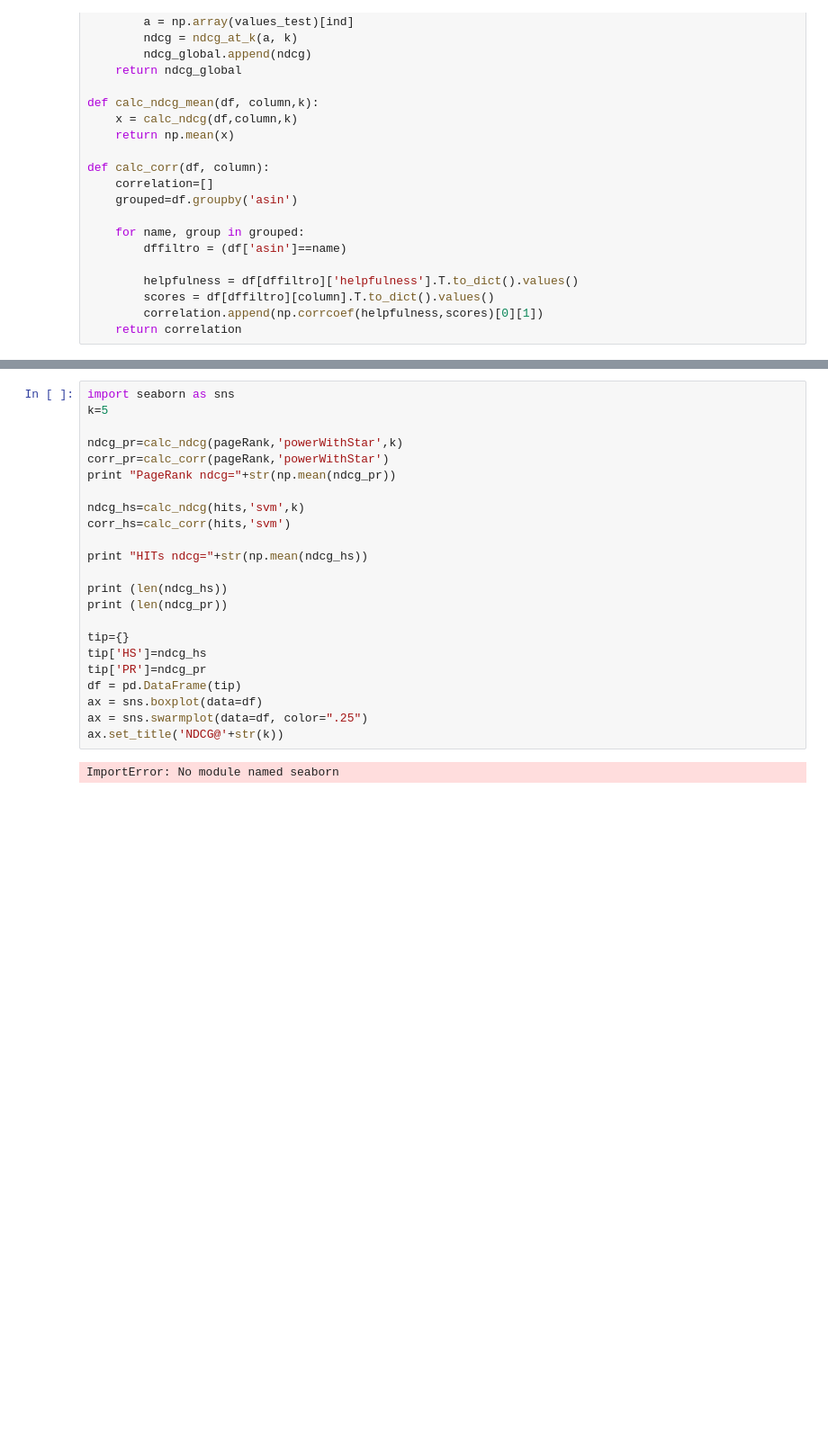
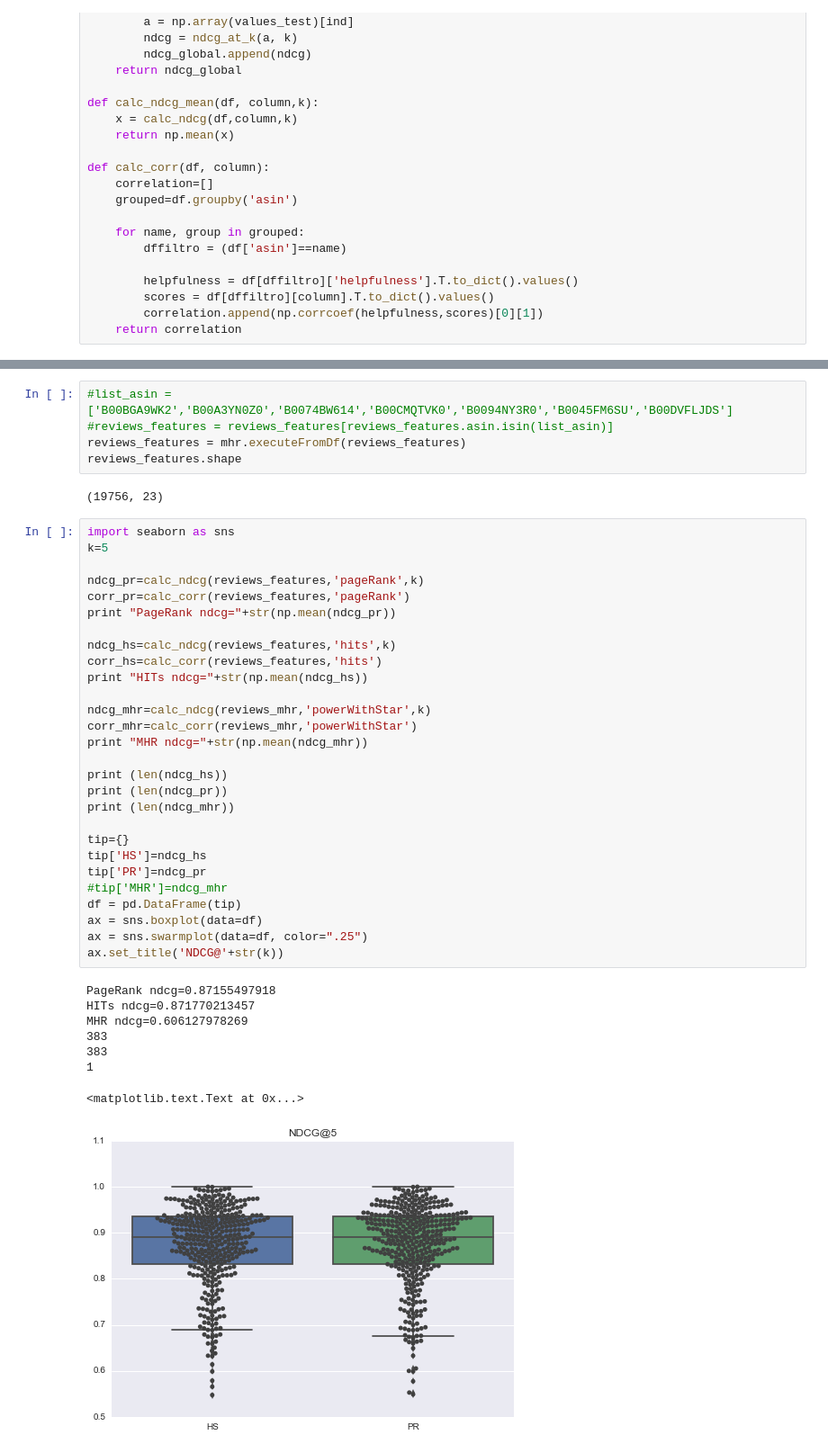
Before and after one commit to vwoloszyn/MRR, a Jupyter notebook: PR_HS_LEN_Assessment.ipynb, the cells around one changed output, grey strips where cells are left out. Shown at 90% size. Cells and saved outputs as stored; diff of their text form; blank space fills up the shorter version.

```diff
--- a/PR_HS_LEN_Assessment.ipynb
+++ b/PR_HS_LEN_Assessment.ipynb
@@ -153,25 +161,44 @@ helpfulness = reviews_features["helpfulness"].values
+# %%
+#list_asin = ['B00BGA9WK2','B00A3YN0Z0','B0074BW614','B00CMQTVK0','B0094NY3R0','B0045FM6SU','B00DVFLJDS']
+#reviews_features = reviews_features[reviews_features.asin.isin(list_asin)]
+reviews_features = mhr.executeFromDf(reviews_features)
+reviews_features.shape
+# %% [output]
+(19756, 23)
 # %%
 import seaborn as sns
 k=5
 
-ndcg_pr=calc_ndcg(pageRank,'powerWithStar',k)
-corr_pr=calc_corr(pageRank,'powerWithStar')
+ndcg_pr=calc_ndcg(reviews_features,'pageRank',k)
+corr_pr=calc_corr(reviews_features,'pageRank')
 print "PageRank ndcg="+str(np.mean(ndcg_pr))
 
-ndcg_hs=calc_ndcg(hits,'svm',k)
-corr_hs=calc_corr(hits,'svm')
+ndcg_hs=calc_ndcg(reviews_features,'hits',k)
+corr_hs=calc_corr(reviews_features,'hits')
+print "HITs ndcg="+str(np.mean(ndcg_hs))
 
-print "HITs ndcg="+str(np.mean(ndcg_hs))
+ndcg_mhr=calc_ndcg(reviews_mhr,'powerWithStar',k)
+corr_mhr=calc_corr(reviews_mhr,'powerWithStar')
+print "MHR ndcg="+str(np.mean(ndcg_mhr))
 
 print (len(ndcg_hs))
 print (len(ndcg_pr))
+print (len(ndcg_mhr))
 
 tip={}
 tip['HS']=ndcg_hs
 tip['PR']=ndcg_pr
+#tip['MHR']=ndcg_mhr
 df = pd.DataFrame(tip)
 ax = sns.boxplot(data=df)
 ax = sns.swarmplot(data=df, color=".25")
 ax.set_title('NDCG@'+str(k))
 # %% [output]
-ImportError: No module named seaborn
+PageRank ndcg=0.87155497918
+HITs ndcg=0.871770213457
+MHR ndcg=0.606127978269
+383
+383
+1
+<matplotlib.text.Text at 0x...>
+[figure, added]
```
Also changed, not shown: parts of 5 cells of this notebook.
